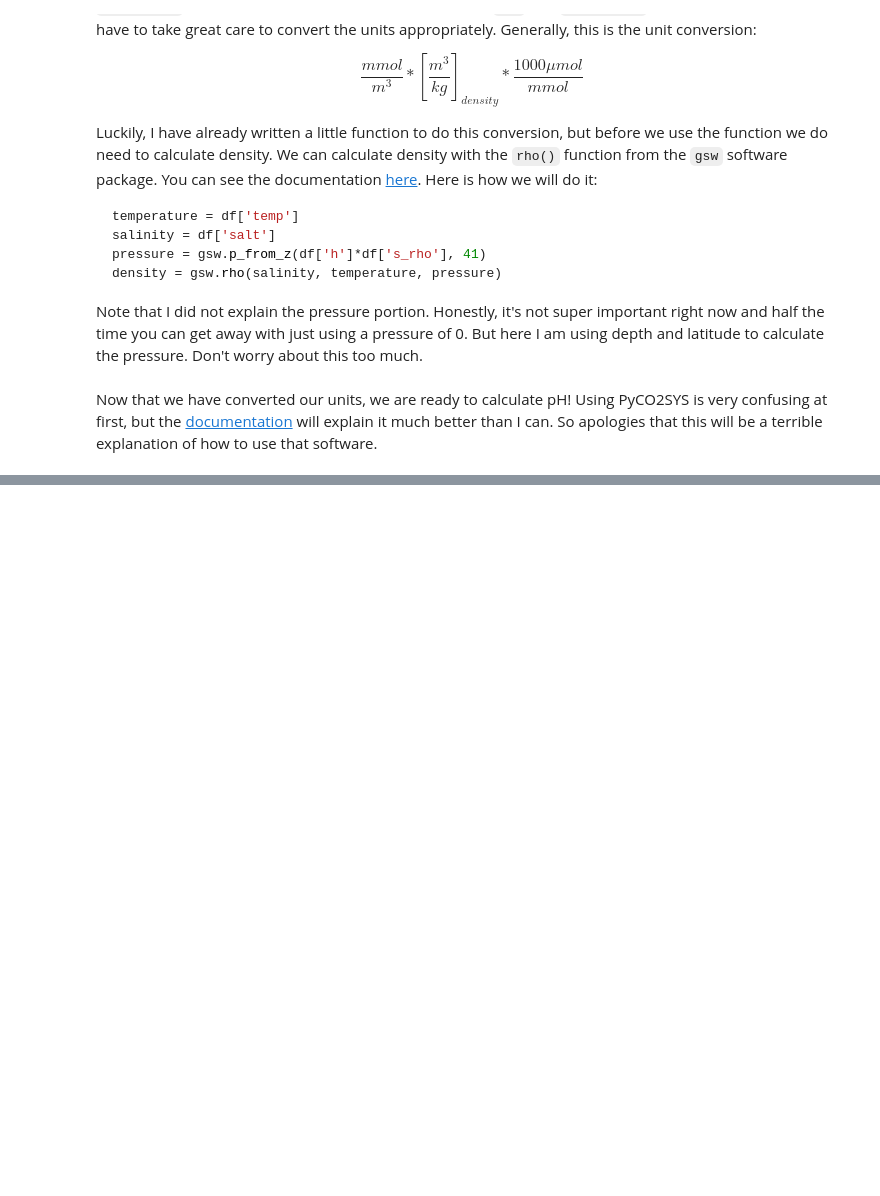
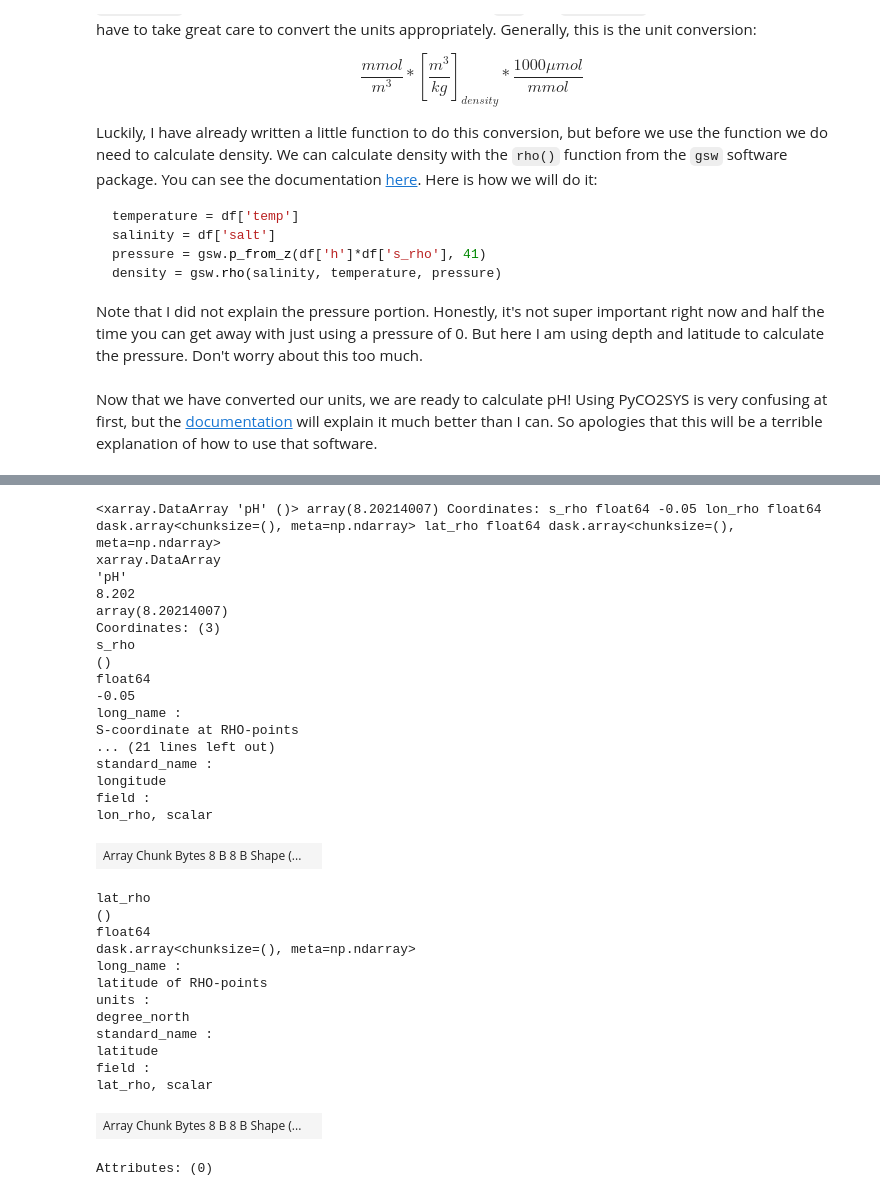
Before and after one commit to abby-baskind/surfo25, a Jupyter notebook: intro_to_coding.ipynb, the cells around one changed output, grey strips where cells are left out. Saved outputs shown, nothing was run; the diff lists cells and outputs as text; code cells hidden in the pictures; blank space fills up the shorter version.

```diff
--- a/intro_to_coding.ipynb
+++ b/intro_to_coding.ipynb
@@ -198,0 +285,35 @@ array([29.171568, 29.18796 , 29.106869, ..., 29.783072, 29.792456,
+# %%
+y
+# %% [output]
+<xarray.DataArray 'pH' ()> array(8.20214007) Coordinates: s_rho float64 -0.05 lon_rho float64 dask.array<chunksize=(), meta=np.ndarray> lat_rho float64 dask.array<chunksize=(), meta=np.ndarray>
+xarray.DataArray
+'pH'
+8.202
+array(8.20214007)
+Coordinates: (3)
+s_rho
+()
+float64
+-0.05
+long_name :
+S-coordinate at RHO-points
+... (21 lines left out)
+standard_name :
+longitude
+field :
+lon_rho, scalar
+| Array Chunk Bytes 8 B 8 B Shape (... |  |
+lat_rho
+()
+float64
+dask.array<chunksize=(), meta=np.ndarray>
+long_name :
+latitude of RHO-points
+units :
+degree_north
+standard_name :
+latitude
+field :
+lat_rho, scalar
+| Array Chunk Bytes 8 B 8 B Shape (... |  |
+Attributes: (0)
```
Also changed, not shown: parts of 14 cells of this notebook.
